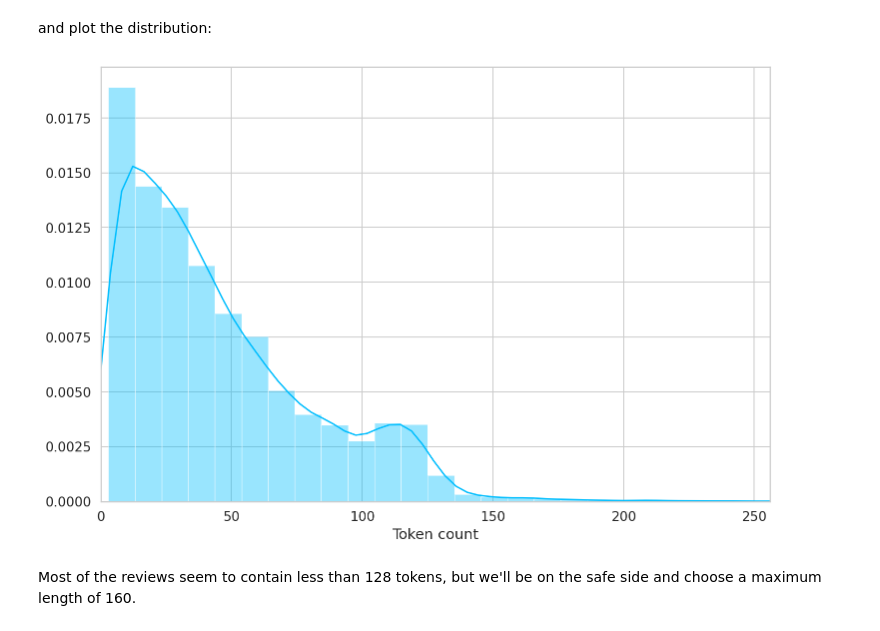
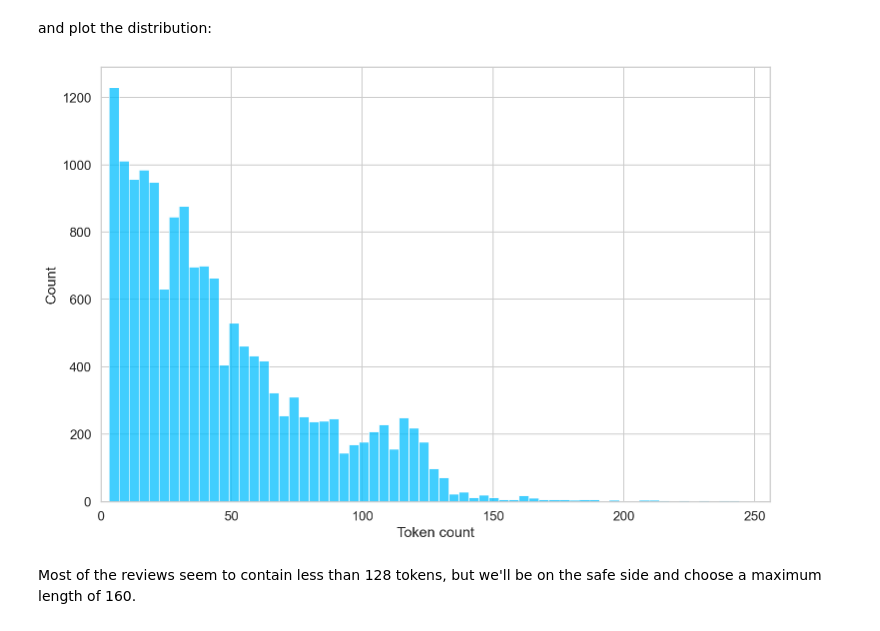
Before and after one commit to nluninja/bert4sentiment_pytorch, a Jupyter notebook: bert4sentiment_pytorch.ipynb, the cells around one changed output. Saved outputs shown, nothing was run; the diff lists cells and outputs as text; code cells hidden in the pictures.

```diff
--- a/bert4sentiment_pytorch.ipynb
+++ b/bert4sentiment_pytorch.ipynb
@@ -277,11 +274,11 @@ for txt in df.content:
 # %% [markdown]
 and plot the distribution:
 # %%
-sns.distplot(token_lens)
+sns.histplot(x=token_lens)
 plt.xlim([0, 256]);
 plt.xlabel('Token count');
 # %% [output]
-[figure, old version]
+[figure, new version]
 # %% [markdown]
 Most of the reviews seem to contain less than 128 tokens, but we'll be on the safe side and choose a maximum length of 160.
 # %%
```
Also changed, not shown: parts of 13 cells of this notebook.
